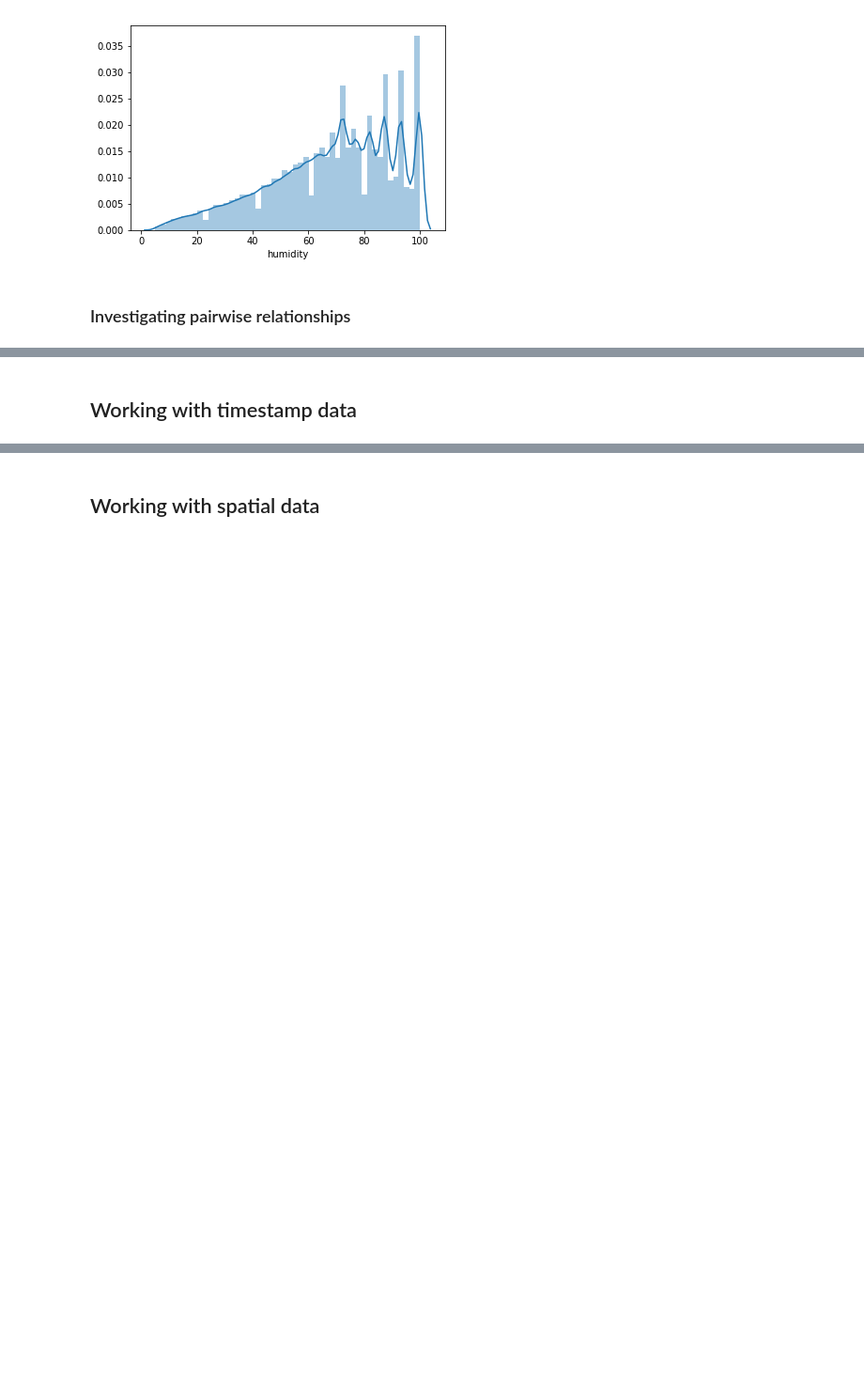
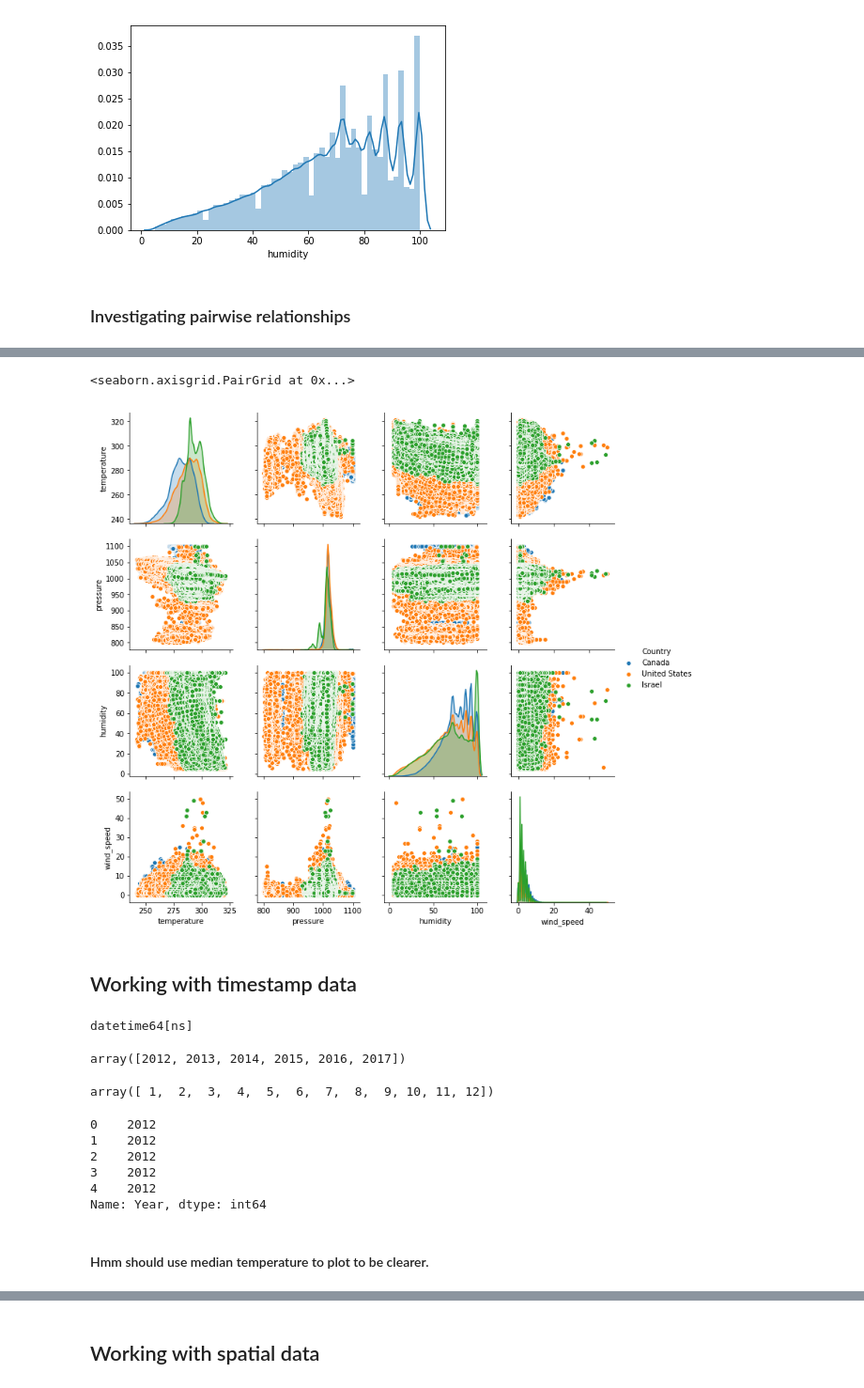
Before and after one commit to chengyin38/datafest19_tutorial, a Jupyter notebook: Tutorial_Data_Exploration.ipynb, the cells around one changed output, grey strips where cells are left out. Shown at 94% size. Drawn from its saved outputs; the diff is of its cells as text; code cells hidden in the pictures; blank space fills up the shorter version.

Commit message:
add datetime component

```diff
--- a/Tutorial_Data_Exploration.ipynb
+++ b/Tutorial_Data_Exploration.ipynb
@@ -519,2 +548,21 @@ scatter_matrix(df_merged_imputed[['wind_speed', 'wind_direction']], alpha=0.2, d
+# %%
+select_columns = ['Country', 'temperature', 'pressure', 'humidity', 'wind_speed']
+sns.pairplot(df_merged_imputed[select_columns], hue="Country")
+# %% [output]
+<seaborn.axisgrid.PairGrid at 0x...>
+[figure, added]
 # %% [markdown]
 ## Working with timestamp data
+# %%
+df_merged_imputed['datetime'] = pd.to_datetime(df_merged_imputed['datetime'])
+print(df_merged_imputed['datetime'].dtype)
+# %% [output]
+datetime64[ns]
+# %%
+df_merged_imputed['datetime'].dt.year.unique()
+# %% [output]
+array([2012, 2013, 2014, 2015, 2016, 2017])
+# %%
+np.sort(df_merged_imputed['datetime'].dt.month.unique())
+# %% [output]
+array([ 1,  2,  3,  4,  5,  6,  7,  8,  9, 10, 11, 12])
@@ -520,0 +571,11 @@ scatter_matrix(df_merged_imputed[['wind_speed', 'wind_direction']], alpha=0.2, d
+# %%
+df_merged_imputed['Year'].head()
+# %% [output]
+0    2012
+1    2012
+2    2012
+3    2012
+4    2012
+Name: Year, dtype: int64
+# %% [markdown]
+#### Hmm should use median temperature to plot to be clearer.
```
Also changed, not shown: parts of 21 cells of this notebook.
